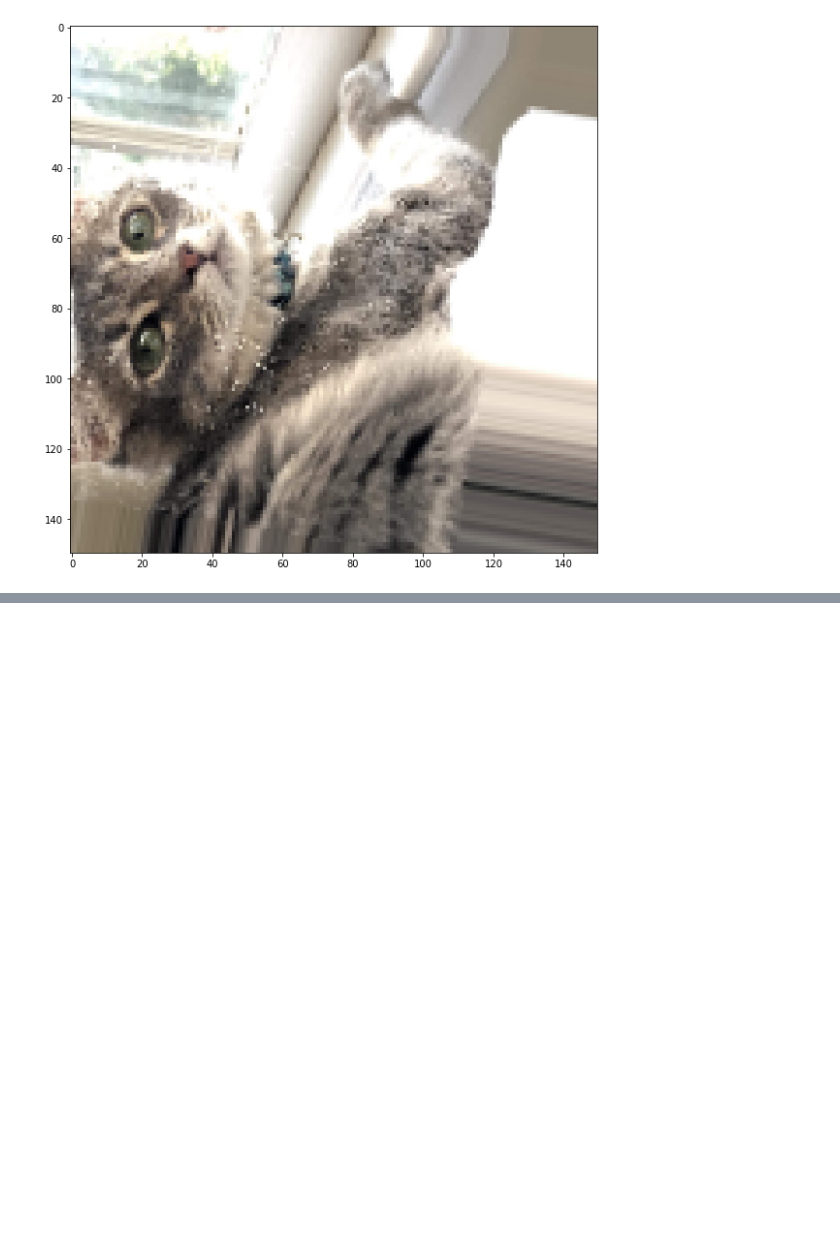
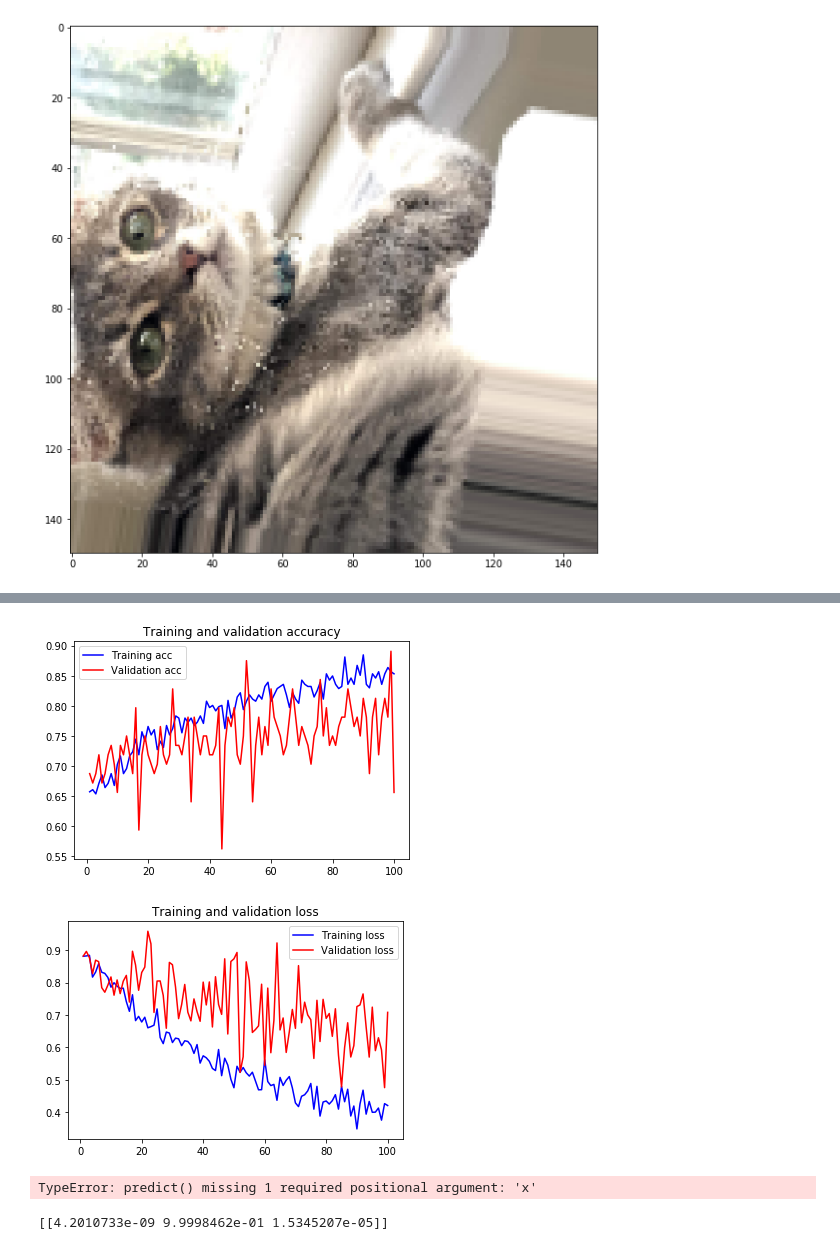
Before and after one commit to nickk124/catgreeter, a Jupyter notebook: catgreeter.ipynb, the cells around one changed output, grey strips where cells are left out. Saved outputs shown, nothing was run; the diff lists cells and outputs as text; code cells hidden in the pictures; blank space fills up the shorter version.

Commit message:
Trained; more data (cat pictures) needed!

```diff
--- a/catgreeter.ipynb
+++ b/catgreeter.ipynb
@@ -159,23 +192,72 @@ history.history
 # %%
 # display curves of loss, accuracy during training
 
 acc = history.history['acc']
-val_acc = history.history['validation_acc']
+val_acc = history.history['val_acc']
 loss = history.history['loss']
-val_loss=history.history['validation_loss']
+val_loss=history.history['val_loss']
 
 epochs = range(1, len(acc) + 1)
 
 plt.plot(epochs, acc, 'b-', label='Training acc')
 plt.plot(epochs, val_acc, 'r-', label='Validation acc')
 plt.title('Training and validation accuracy')
 plt.legend()
 
 plt.figure()
 
 plt.plot(epochs, loss, 'b-', label='Training loss')
 plt.plot(epochs, val_loss, 'r-', label='Validation loss')
 plt.title('Training and validation loss')
 plt.legend()
 
 plt.show()
+# %% [output]
+[figure, added]
+[figure, added]
+# %%
+import cv2
+model.predict()
+# %% [output]
+TypeError: predict() missing 1 required positional argument: 'x'
+# %%
+import cv2
+import numpy as np
+from PIL import Image
+from keras import models
+
+#Load the saved model
+model = models.load_model('catgreeter_model.h5')
+video = cv2.VideoCapture(0)
+
+while True:
+        _, frame = video.read()
+
+        #Convert the captured frame into RGB
+        im = Image.fromarray(frame, 'RGB')
+
+        #Resizing into 150x150 because we trained the model with this image size.
+        im = im.resize((150,150))
+        img_array = np.array(im)
+
+        #Our keras model used a 4D tensor, (images x height x width x channel)
+        #So changing dimension 128x128x3 into 1x128x128x3
+        img_array = np.expand_dims(img_array, axis=0)
+
+        print(model.predict(img_array))
+
+        #Calling the predict method on model to predict 'me' on the image
+        prediction = int(model.predict(img_array)[0][0])
+
+        #if prediction is 0, which means I am missing on the image, then show the frame in gray color.
+        if prediction == 0:
+                frame = cv2.cvtColor(frame, cv2.COLOR_BGR2GRAY)
+
+        cv2.imshow("Capturing", frame)
+        key=cv2.waitKey(1)
+        if key == ord('q'):
+                break
+video.release()
+cv2.destroyAllWindows()
+# %% [output]
+[[4.2010733e-09 9.9998462e-01 1.5345207e-05]]
```
Also changed, not shown: parts of 2 cells of this notebook.
